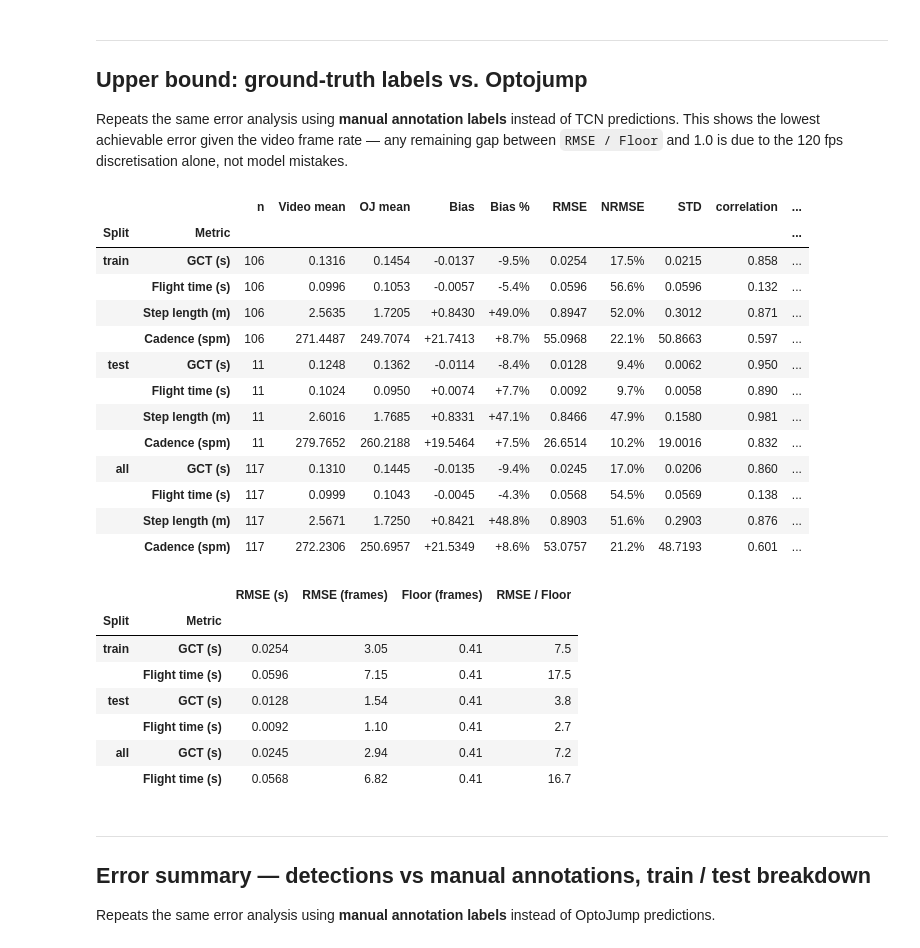
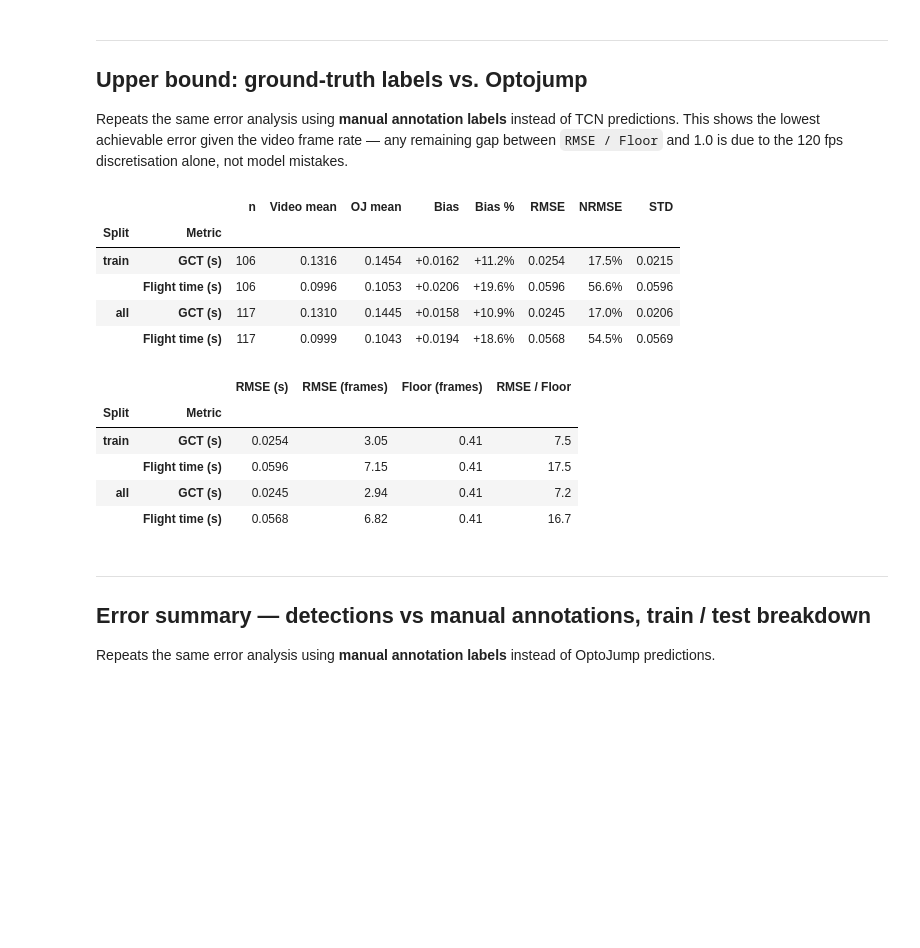
Before and after one commit to mlubneuskaya/running, a Jupyter notebook: notebooks/compare_biomechanics.ipynb, the cells around one changed output. Cells and saved outputs as stored; diff of their text form; code cells hidden in the pictures; blank space fills up the shorter version.

```diff
--- a/notebooks/compare_biomechanics.ipynb
+++ b/notebooks/compare_biomechanics.ipynb
@@ -128,9 +201,13 @@ def _study_test(video_path: str) -> tuple[int, int]:
 def make_bio_df(load_labels: callable) -> tuple[pd.DataFrame, dict]:
     results = []
     all_steps = {"contact": [], "flight": [], "length": []}
+    n_skipped = 0
 
     for rec, pose_df in pairs:
         labels = load_labels(rec)
+        if labels is None:
+            n_skipped += 1
+            continue
 
         study_id, test_id = _study_test(rec.video_path)
         meta = {"athlete": rec.athlete, "study_id": study_id, "test_id": test_id}
@@ -150,11 +227,15 @@ def make_bio_df(load_labels: callable) -> tuple[pd.DataFrame, dict]:
             step_df = pd.DataFrame(source).rename(columns={col: f"{key}_s"})
             all_steps[key].append(step_df.assign(**meta))
 
-        all_steps["length"].append(sl_trimmed[["step_length_m"]].dropna().assign(**meta))
+        if "step_length_m" in sl_trimmed.columns:
+            sl_rows = sl_trimmed[["step_length_m"]].dropna()
+        else:
+            sl_rows = pd.DataFrame(columns=["step_length_m"])
+        all_steps["length"].append(sl_rows.assign(**meta))
 
         gcts = [c["duration_s"] for c in contact_segs]
         flts = [f["duration_s"] for f in flight_segs]
-        sls  = sl_trimmed["step_length_m"].dropna()
+        sls  = sl_trimmed["step_length_m"].dropna() if "step_length_m" in sl_trimmed.columns else pd.Series([], dtype=float)
 
         results.append({
             **meta,
@@ -165,11 +246,17 @@ def make_bio_df(load_labels: callable) -> tuple[pd.DataFrame, dict]:
             "cadence_spm": cad["steps_per_minute"],
             "n_steps": cad["n_steps"],
         })
+
+    if n_skipped:
+        print(f"Skipped {n_skipped} records with no manifest entry (test-set records not in LOAO manifest).")
     return pd.DataFrame(results), all_steps
 # %%
 _loaders = {
-    "tcn":         lambda rec: load_labels_tcn(rec),
+    "tcn":         load_labels_tcn,
+    "img_tcn":     load_labels_img_tcn,
+    "resnet":      load_labels_resnet,
     "xgb":         load_labels_xgb,
+    "img_xgb":     load_labels_img_xgb,
     "kinematic":   load_labels_kinematic,
     "annotations": load_labels_annotations,
 }
@@ -225,7 +312,7 @@ merged = bio_df.merge(
 # %%
 # Assign train/test split from manifest and report counts
 merged["split"] = merged["video_path"].map(
-    lambda vp: _manifest_idx[vp]["split"] if vp in _manifest_idx else "unknown"
+    lambda vp: (_manifest_idx or {}).get(vp, {}).get("split", "unknown")
 )
 n_train = (merged["split"] == "train").sum()
 n_test  = (merged["split"] == "test").sum()
@@ -484,8 +571,8 @@ def calculate_gait_metrics_summary(df, ground_truth_col_suffix, fps=None, quant_
     metrics_spec = [
         ("mean_gct_s",         "mean_gct_s",      "GCT",         "s"),
         ("mean_flight_s",      "mean_flight_s",   "Flight time", "s"),
-        ("mean_step_length_m", "mean_step_len_m", "Step length", "m"),
-        ("cadence_spm",        "cadence_spm",     "Cadence",     "spm"),
+        # ("mean_step_length_m", "mean_step_len_m", "Step length", "m"),
+        # ("cadence_spm",        "cadence_spm",     "Cadence",     "spm"),
     ]
 
     splits = [
@@ -502,7 +589,7 @@ def calculate_gait_metrics_summary(df, ground_truth_col_suffix, fps=None, quant_
         for v_col, oj_col, label, unit in metrics_spec:
             oj_col = f'{v_col}_{ground_truth_col_suffix}'
             diff = sub[v_col] - sub[oj_col]
-            bias = diff.mean()
+            bias = diff.abs().mean()
             rmse = np.sqrt((diff**2).mean())
             std  = diff.std()
             nrmse = rmse / sub[oj_col].mean() * 100
@@ -524,9 +611,9 @@ def calculate_gait_metrics_summary(df, ground_truth_col_suffix, fps=None, quant_
                 "RMSE": round(rmse, 4),
                 "NRMSE": f"{nrmse:.1f}%",
                 "STD": round(std, 4),
-                "correlation": round(correlation, 3),
-                "sys_ratio": round(sys_ratio, 2),
-                "Error type": error_type,
+                # "correlation": round(correlation, 3),
+                # "sys_ratio": round(sys_ratio, 2),
+                # "Error type": error_type,
             })
 
     summary_df = pd.DataFrame(summary_rows).set_index(["Split", "Metric"])
@@ -596,39 +827,29 @@ This shows the lowest achievable error given the video frame rate — any remain
 # %%
 gt_bio_df, gt_steps = make_bio_df(load_labels_annotations)
 
 gt_merged = gt_bio_df.merge(oj_agg, on=["athlete", "study_id", "test_id"], how="inner", suffixes=(None, "_oj"))
-gt_merged["split"] = gt_merged["video_path"].map(lambda vp: _manifest_idx.get(vp, {}).get("split", "unknown"))
+gt_merged["split"] = gt_merged["video_path"].map(lambda vp: (_manifest_idx or {}).get(vp, {}).get("split", "unknown"))
 
 gt_summary_df, gt_frames_df = calculate_gait_metrics_summary(
     gt_merged,
     ground_truth_col_suffix='oj',
     fps=cfg.fps,
     quant_floor=quant_floor_frames
 )
 
 display(gt_summary_df)
 display(gt_frames_df)
 # %% [output]
-|  |  | n | Video mean | OJ mean | Bias | Bias % | RMSE | NRMSE | STD | correlation | ... |
-| Split | Metric |  |  |  |  |  |  |  |  |  | ... |
-| train | GCT (s) | 106 | 0.1316 | 0.1454 | -0.0137 | -9.5% | 0.0254 | 17.5% | 0.0215 | 0.858 | ... |
-|  | Flight time (s) | 106 | 0.0996 | 0.1053 | -0.0057 | -5.4% | 0.0596 | 56.6% | 0.0596 | 0.132 | ... |
-|  | Step length (m) | 106 | 2.5635 | 1.7205 | +0.8430 | +49.0% | 0.8947 | 52.0% | 0.3012 | 0.871 | ... |
-|  | Cadence (spm) | 106 | 271.4487 | 249.7074 | +21.7413 | +8.7% | 55.0968 | 22.1% | 50.8663 | 0.597 | ... |
-| test | GCT (s) | 11 | 0.1248 | 0.1362 | -0.0114 | -8.4% | 0.0128 | 9.4% | 0.0062 | 0.950 | ... |
-|  | Flight time (s) | 11 | 0.1024 | 0.0950 | +0.0074 | +7.7% | 0.0092 | 9.7% | 0.0058 | 0.890 | ... |
-|  | Step length (m) | 11 | 2.6016 | 1.7685 | +0.8331 | +47.1% | 0.8466 | 47.9% | 0.1580 | 0.981 | ... |
-|  | Cadence (spm) | 11 | 279.7652 | 260.2188 | +19.5464 | +7.5% | 26.6514 | 10.2% | 19.0016 | 0.832 | ... |
-| all | GCT (s) | 117 | 0.1310 | 0.1445 | -0.0135 | -9.4% | 0.0245 | 17.0% | 0.0206 | 0.860 | ... |
-|  | Flight time (s) | 117 | 0.0999 | 0.1043 | -0.0045 | -4.3% | 0.0568 | 54.5% | 0.0569 | 0.138 | ... |
-|  | Step length (m) | 117 | 2.5671 | 1.7250 | +0.8421 | +48.8% | 0.8903 | 51.6% | 0.2903 | 0.876 | ... |
-|  | Cadence (spm) | 117 | 272.2306 | 250.6957 | +21.5349 | +8.6% | 53.0757 | 21.2% | 48.7193 | 0.601 | ... |
+|  |  | n | Video mean | OJ mean | Bias | Bias % | RMSE | NRMSE | STD |
+| Split | Metric |  |  |  |  |  |  |  |  |
+| train | GCT (s) | 106 | 0.1316 | 0.1454 | +0.0162 | +11.2% | 0.0254 | 17.5% | 0.0215 |
+|  | Flight time (s) | 106 | 0.0996 | 0.1053 | +0.0206 | +19.6% | 0.0596 | 56.6% | 0.0596 |
+| all | GCT (s) | 117 | 0.1310 | 0.1445 | +0.0158 | +10.9% | 0.0245 | 17.0% | 0.0206 |
+|  | Flight time (s) | 117 | 0.0999 | 0.1043 | +0.0194 | +18.6% | 0.0568 | 54.5% | 0.0569 |
 |  |  | RMSE (s) | RMSE (frames) | Floor (frames) | RMSE / Floor |
 | Split | Metric |  |  |  |  |
 | train | GCT (s) | 0.0254 | 3.05 | 0.41 | 7.5 |
 |  | Flight time (s) | 0.0596 | 7.15 | 0.41 | 17.5 |
-| test | GCT (s) | 0.0128 | 1.54 | 0.41 | 3.8 |
-|  | Flight time (s) | 0.0092 | 1.10 | 0.41 | 2.7 |
 | all | GCT (s) | 0.0245 | 2.94 | 0.41 | 7.2 |
 |  | Flight time (s) | 0.0568 | 6.82 | 0.41 | 16.7 |
 # %% [markdown]
```
Also changed, not shown: parts of 19 cells of this notebook, 8 other files.
